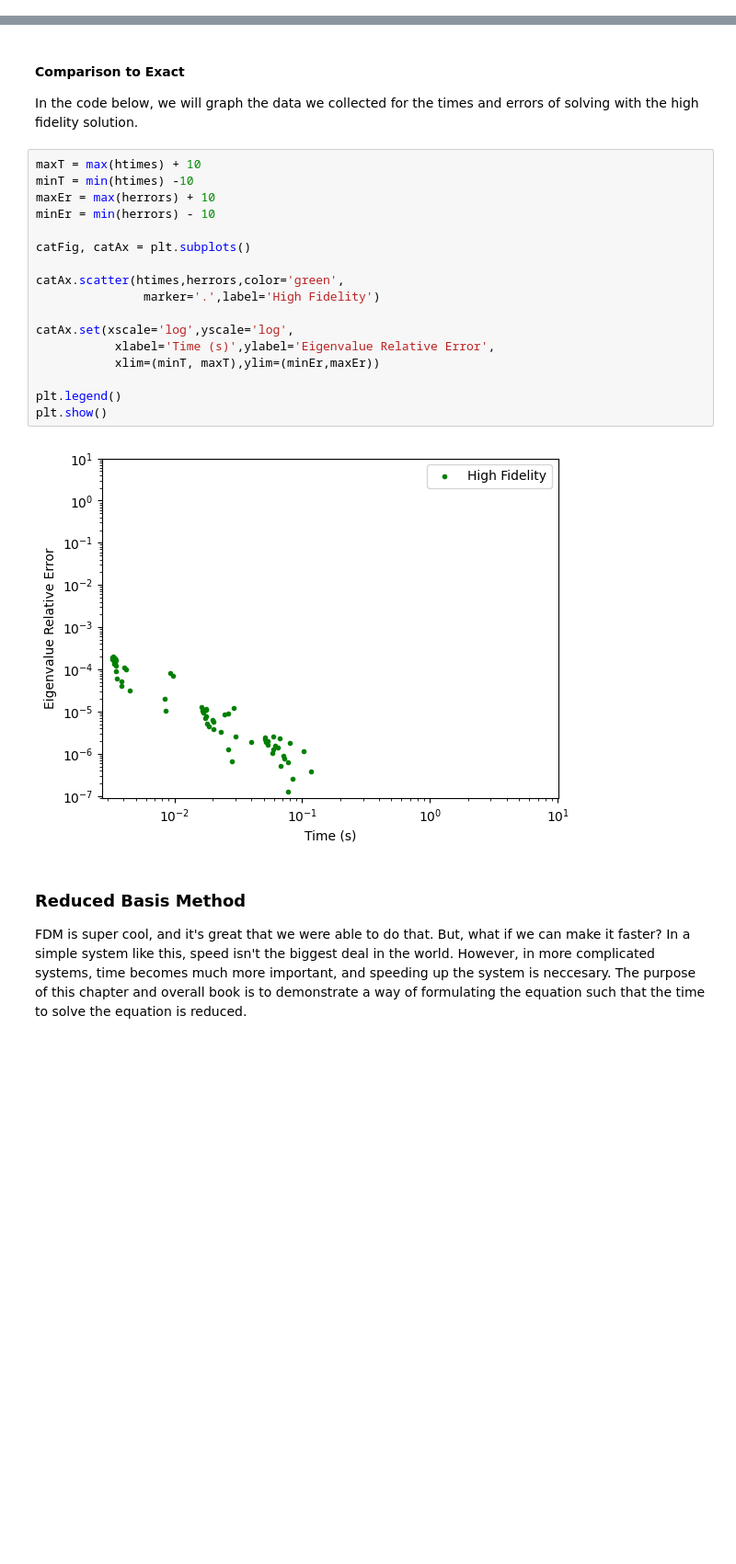
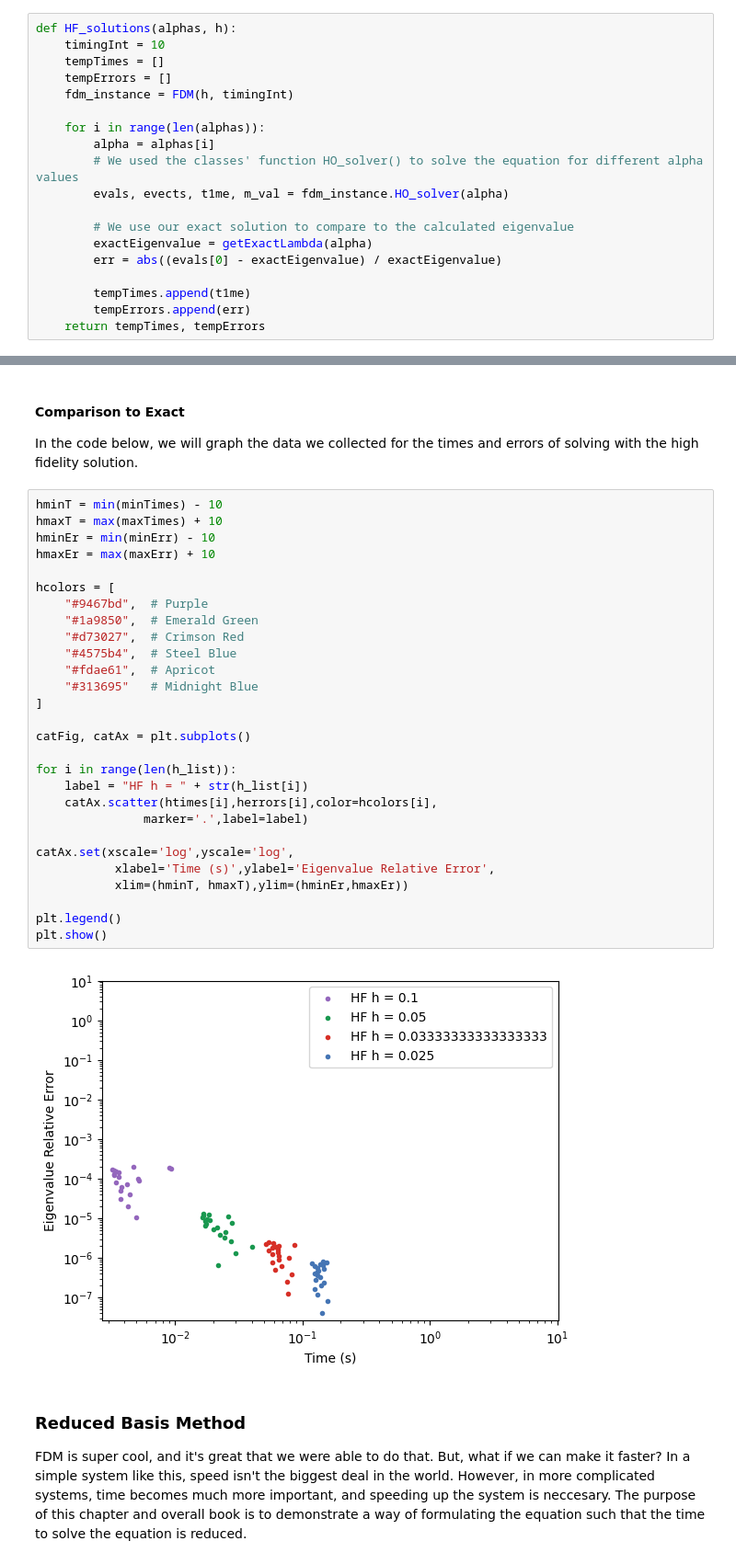
Before and after one commit to ascsn/RBM-Adventures, a Jupyter notebook: Classes.ipynb, the cells around one changed output, grey strips where cells are left out. Shown at 92% size. Cells and saved outputs as stored; diff of their text form; blank space fills up the shorter version.

```diff
--- a/Classes.ipynb
+++ b/Classes.ipynb
@@ -105,3 +105,22 @@ class FDM:
         return evals, evects, solveTime, m_val
 # %% [markdown]
 The following sections of code are used for a graphical representation of the high fidelity solution. Below, we loop through different h values, and alphas to determine the time and error of solving with the fininite difference method.
+# %%
+def HF_solutions(alphas, h):
+    timingInt = 10
+    tempTimes = []
+    tempErrors = []
+    fdm_instance = FDM(h, timingInt)
+
+    for i in range(len(alphas)):
+        alpha = alphas[i]
+        # We used the classes' function HO_solver() to solve the equation for different alpha values
+        evals, evects, t1me, m_val = fdm_instance.HO_solver(alpha)
+
+        # We use our exact solution to compare to the calculated eigenvalue
+        exactEigenvalue = getExactLambda(alpha)
+        err = abs((evals[0] - exactEigenvalue) / exactEigenvalue)
+
+        tempTimes.append(t1me)
+        tempErrors.append(err)
+    return tempTimes, tempErrors
@@ -163,24 +185,35 @@ plt.show()
 #### Comparison to Exact
 In the code below, we will graph the data we collected for the times and errors of solving with the high fidelity solution.
 # %%
-maxT = max(htimes) + 10
-minT = min(htimes) -10
-maxEr = max(herrors) + 10
-minEr = min(herrors) - 10
+hminT = min(minTimes) - 10
+hmaxT = max(maxTimes) + 10
+hminEr = min(minErr) - 10
+hmaxEr = max(maxErr) + 10
+
+hcolors = [
+    "#9467bd",  # Purple
+    "#1a9850",  # Emerald Green
+    "#d73027",  # Crimson Red
+    "#4575b4",  # Steel Blue
+    "#fdae61",  # Apricot
+    "#313695"   # Midnight Blue
+]
 
 catFig, catAx = plt.subplots()
 
-catAx.scatter(htimes,herrors,color='green',
-               marker='.',label='High Fidelity')
+for i in range(len(h_list)):
+    label = "HF h = " + str(h_list[i])
+    catAx.scatter(htimes[i],herrors[i],color=hcolors[i],
+               marker='.',label=label)
 
 catAx.set(xscale='log',yscale='log',
            xlabel='Time (s)',ylabel='Eigenvalue Relative Error',
-           xlim=(minT, maxT),ylim=(minEr,maxEr))
+           xlim=(hminT, hmaxT),ylim=(hminEr,hmaxEr))
 
 plt.legend()
 plt.show()
 # %% [output]
-[figure, old version]
+[figure, new version]
 # %% [markdown]
 ### Reduced Basis Method
 FDM is super cool, and it's great that we were able to do that. But, what if we can make it faster? In a simple system like this, speed isn't the biggest deal in the world. However, in more complicated systems, time becomes much more important, and speeding up the system is neccesary. The purpose of this chapter and overall book is to demonstrate a way of formulating the equation such that the time to solve the equation is reduced.
```
Also changed, not shown: parts of 8 cells of this notebook.
